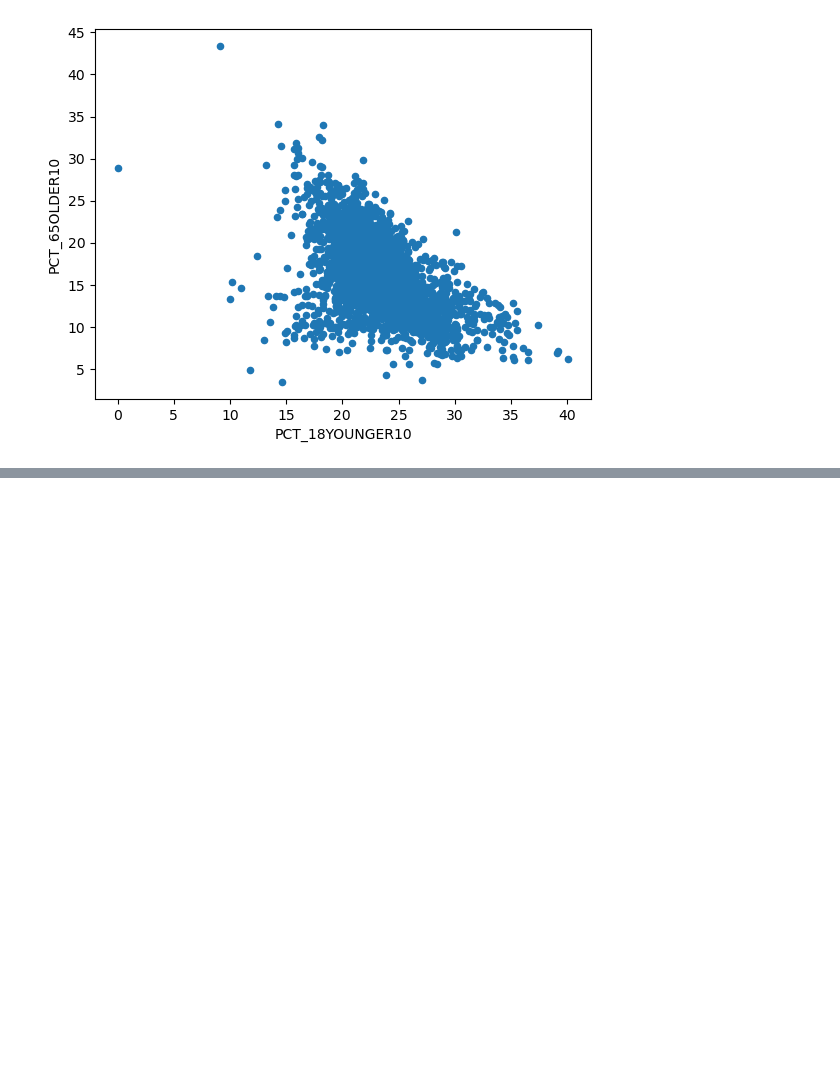
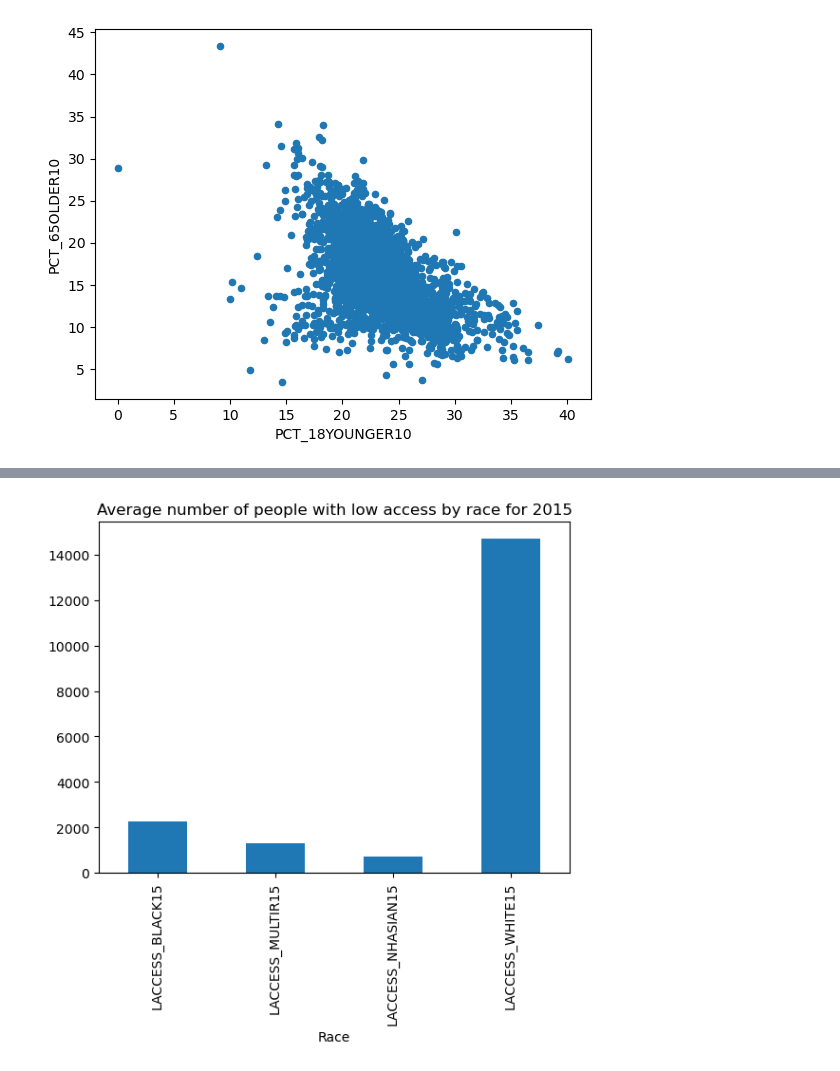
Before and after one commit to gabbycjames/DataScience_Capstone, a Jupyter notebook: DataWrangling.ipynb, the cells around one changed output, grey strips where cells are left out. Saved outputs shown, nothing was run; the diff lists cells and outputs as text; code cells hidden in the pictures; blank space fills up the shorter version.

```diff
--- a/DataWrangling.ipynb
+++ b/DataWrangling.ipynb
@@ -823,0 +857,7 @@ plt.show() # Instead show this as bar graph with comparative bars per state.
+# %%
+race_means = df_full[['LACCESS_BLACK15', 'LACCESS_MULTIR15', 'LACCESS_NHASIAN15', 'LACCESS_WHITE15']].mean()
+race_means.plot(kind="bar", title="Average number of people with low access by race for 2015")
+plt.xlabel('Race')
+plt.show()
+# %% [output]
+[figure, added]
```
Also changed, not shown: parts of 11 cells of this notebook.
